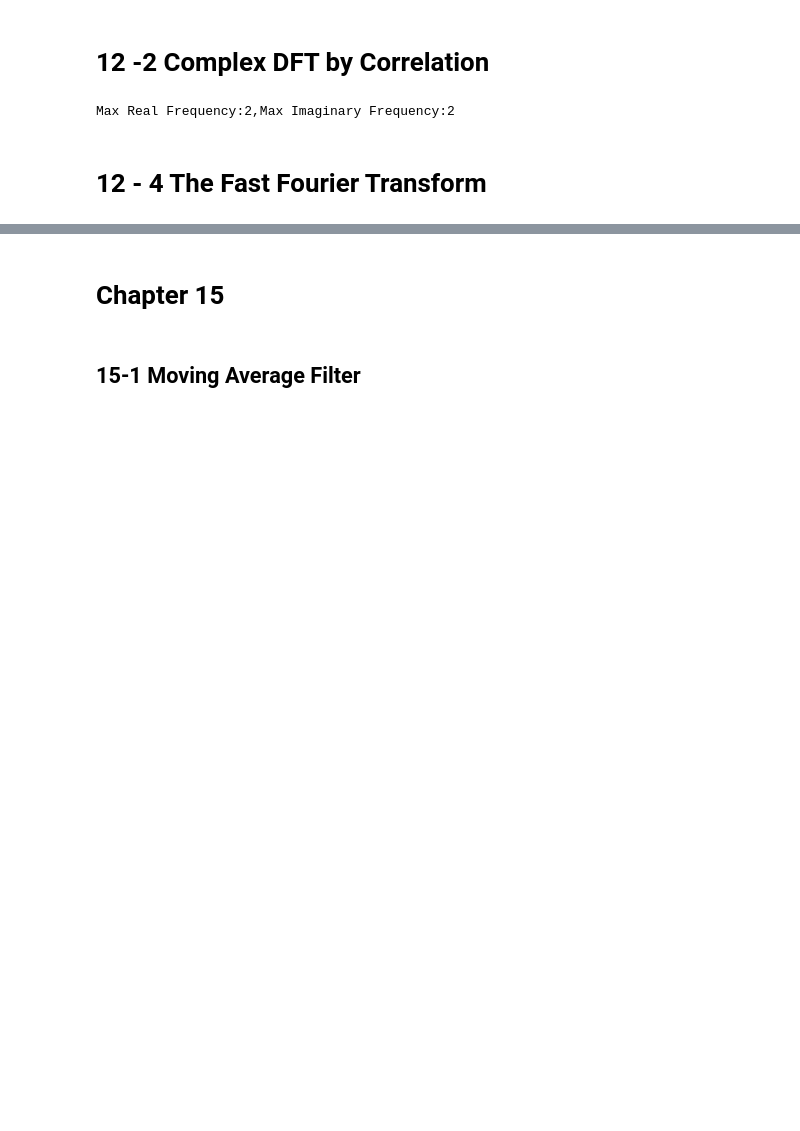
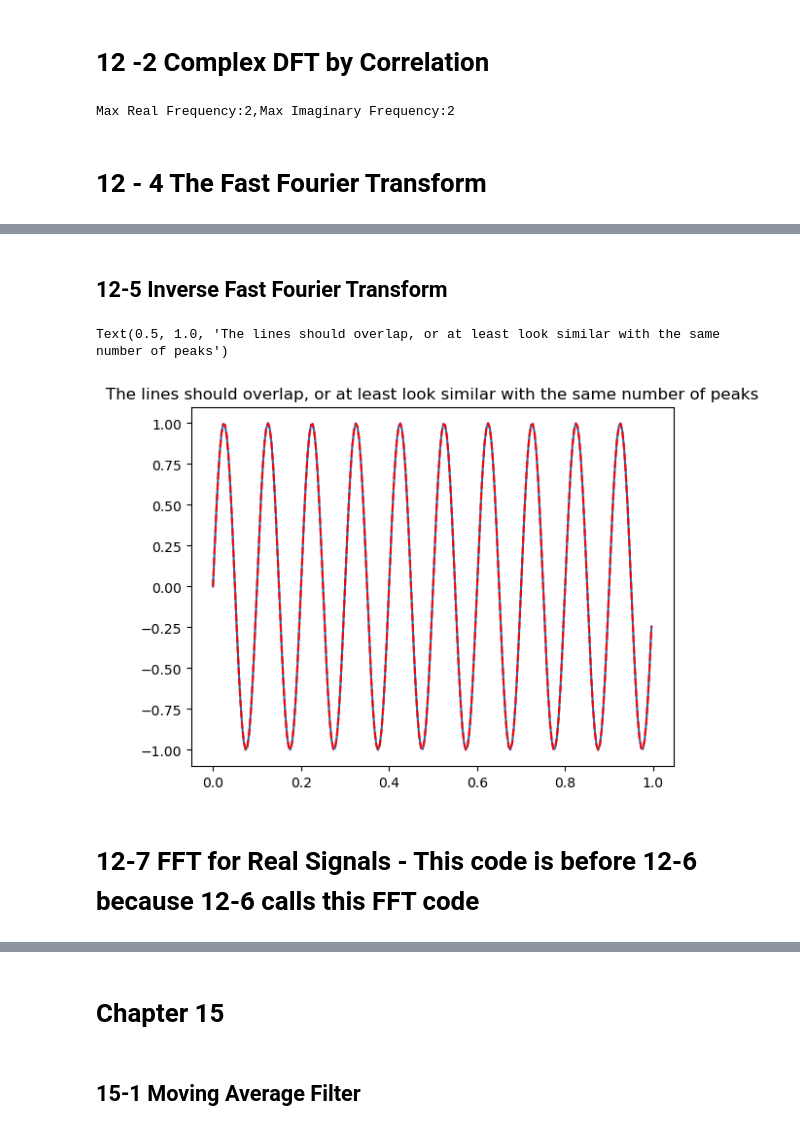
Before and after one commit to ujkam/sciengguidedsp_py, a Jupyter notebook: All_Chapters.ipynb, the cells around one changed output, grey strips where cells are left out. Saved outputs shown, nothing was run; the diff lists cells and outputs as text; code cells hidden in the pictures; blank space fills up the shorter version.

```diff
--- a/All_Chapters.ipynb
+++ b/All_Chapters.ipynb
@@ -408,0 +414,31 @@ Max Real Frequency:75,Max Imaginary Frequency:75
+# %% [markdown]
+## 12-5 Inverse Fast Fourier Transform
+# %%
+#Generate a simple sine wave to test the DFT.
+srate = 256 # sampling rate
+#Assume we have 1 second of signal
+t = np.arange(0,1,1.0/srate)
+freq = 10 #frequency
+rex_orig = np.sin(2*np.pi*freq*t)
+imx_orig = [0] * len(rex)
+
+rex,imx = dsp_fft(rex_orig,imx_orig, srate)
+
+#Implementation of Code from Table 12-4
+n = len(rex)
+for k in range(0, n):
+    imx[k] = -imx[k]
+
+rex, imx = dsp_fft(rex,imx,srate)
+
+for i in range(0,n):
+    rex[i] = rex[i]/n
+    imx[i] = -imx[i]/n
+# %%
+plt.plot(t, rex_orig, 'C0', t,rex,'r--')
+plt.title("The lines should overlap, or at least look similar with the same number of peaks")
+# %% [output]
+Text(0.5, 1.0, 'The lines should overlap, or at least look similar with the same number of peaks')
+[figure, added]
+# %% [markdown]
+# 12-7 FFT for Real Signals - This code is before 12-6 because 12-6 calls this FFT code
```
Also changed, not shown: parts of 18 cells of this notebook.
